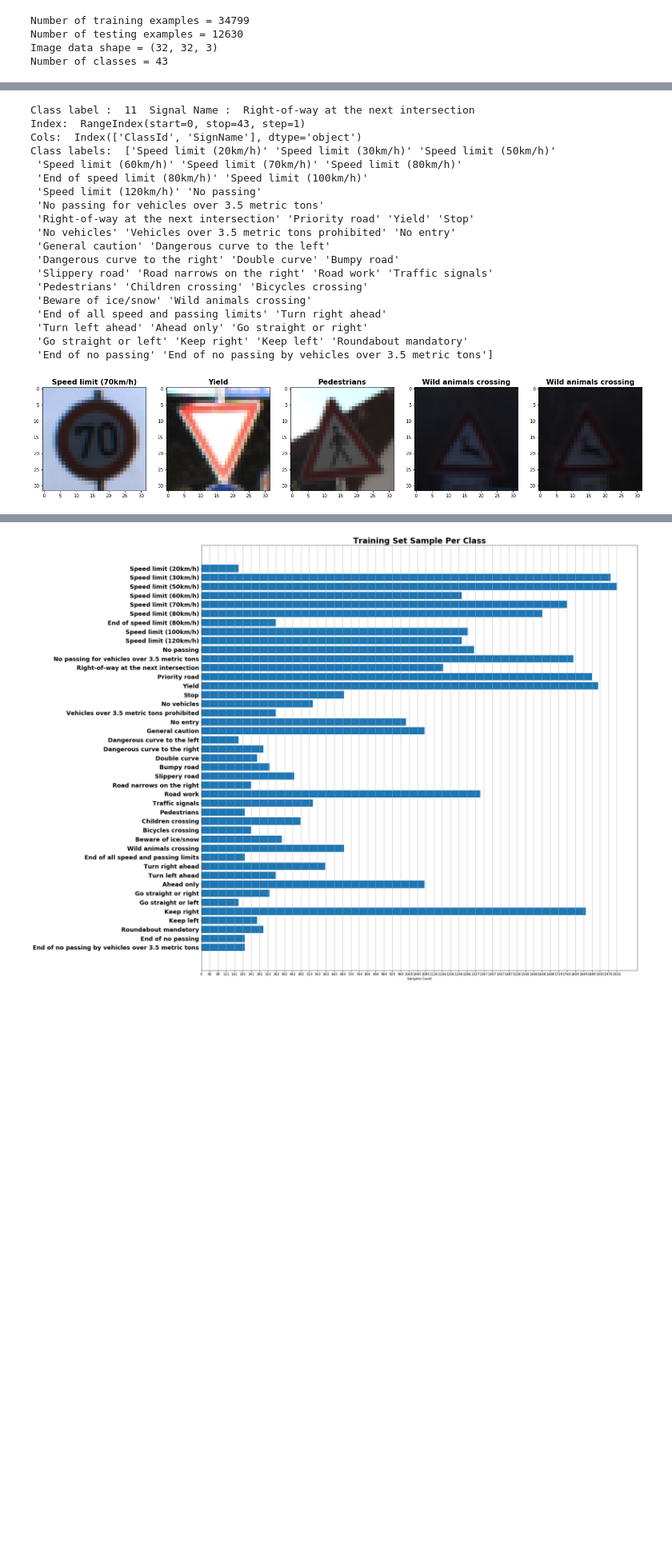
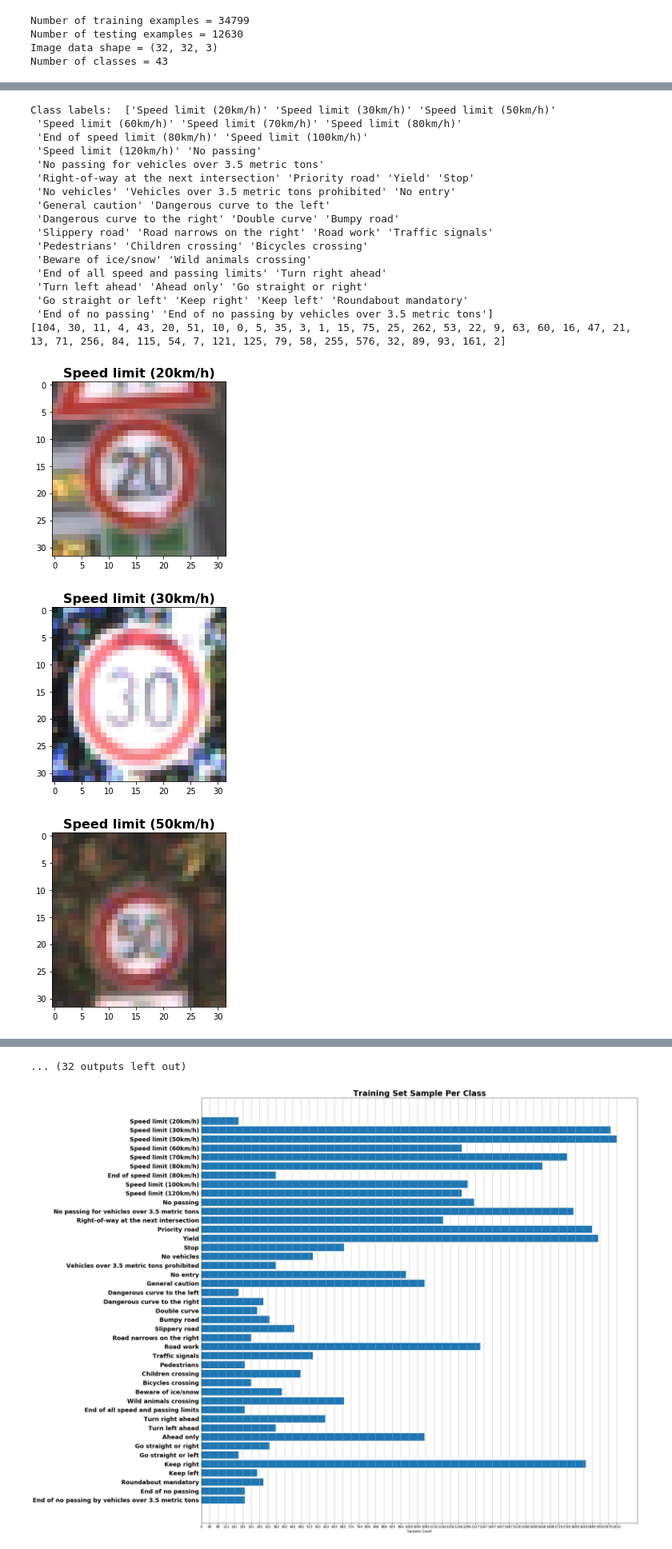
Before and after one commit to danyz91/CarND-Traffic-Sign-Classifier-Project, a Jupyter notebook: Traffic_Sign_Classifier.ipynb, the cells around one changed output, grey strips where cells are left out. Shown at 80% size. Saved outputs shown, nothing was run; the diff lists cells and outputs as text; code cells hidden in the pictures; blank space fills up the shorter version.

```diff
--- a/Traffic_Sign_Classifier.ipynb
+++ b/Traffic_Sign_Classifier.ipynb
@@ -131,5 +125,16 @@ The [Matplotlib](http://matplotlib.org/) [examples](http://matplotlib.org/exampl
 # %%
 ### Data exploration visualization code goes here.
+
+def plot_dataset(dataset, labels):
+
+
+    for ind,image in enumerate(dataset):
+        f,axes = plt.subplots()
+        axes.imshow(image)
+        if labels is not None:
+            axes.set_title(labels[ind], {'fontsize': 16,'fontweight' : 'bold'})
+
+    plt.show()
 
 def plot_images(images, labels=None):
     f,axes = plt.subplots(1, len(images), figsize=(24,24))
@@ -150,43 +155,46 @@ def plot_images(images, labels=None):
 # labels loaded as pandas DataFrame
 labels = pd.read_csv('signnames.csv')
 
-
-rand_label = y_train[index]
-print('Class label : ', rand_label, ' Signal Name : ', labels.SignName[rand_label])
-
 labels_idx = labels.index
 labels_cols = labels.columns
 labels_vals = labels.values
 
 class_labels = labels['SignName'].values
 
-print('Index: ', labels_idx)
-print('Cols: ', labels_cols)
-
 print('Class labels: ', class_labels)
 
-indices = np.random.randint(0, n_train, size=5)
+#indices = np.random.randint(0, n_train, size=5)
+
+indices = list()
+for index in np.unique(training_set_labels):
+    label_indices = np.where(training_set_labels==index)[0]
+    indices.append(label_indices[0])
+
+print(indices)
+
 sample_images = training_set_samples_loaded[indices]
 sample_labels = class_labels[training_set_labels[indices]]
-plot_images(sample_images, sample_labels)
+
+plot_dataset(sample_images, sample_labels)
+#plot_images(sample_images, sample_labels)
 # %% [output]
-Class label :  11  Signal Name :  Right-of-way at the next intersection
-Index:  RangeIndex(start=0, stop=43, step=1)
-Cols:  Index(['ClassId', 'SignName'], dtype='object')
 Class labels:  ['Speed limit (20km/h)' 'Speed limit (30km/h)' 'Speed limit (50km/h)'
  'Speed limit (60km/h)' 'Speed limit (70km/h)' 'Speed limit (80km/h)'
  'End of speed limit (80km/h)' 'Speed limit (100km/h)'
  'Speed limit (120km/h)' 'No passing'
  'No passing for vehicles over 3.5 metric tons'
  'Right-of-way at the next intersection' 'Priority road' 'Yield' 'Stop'
  'No vehicles' 'Vehicles over 3.5 metric tons prohibited' 'No entry'
  'General caution' 'Dangerous curve to the left'
  'Dangerous curve to the right' 'Double curve' 'Bumpy road'
  'Slippery road' 'Road narrows on the right' 'Road work' 'Traffic signals'
  'Pedestrians' 'Children crossing' 'Bicycles crossing'
  'Beware of ice/snow' 'Wild animals crossing'
  'End of all speed and passing limits' 'Turn right ahead'
  'Turn left ahead' 'Ahead only' 'Go straight or right'
  'Go straight or left' 'Keep right' 'Keep left' 'Roundabout mandatory'
  'End of no passing' 'End of no passing by vehicles over 3.5 metric tons']
+[104, 30, 11, 4, 43, 20, 51, 10, 0, 5, 35, 3, 1, 15, 75, 25, 262, 53, 22, 9, 63, 60, 16, 47, 21, 13, 71, 256, 84, 115, 54, 7, 121, 125, 79, 58, 255, 576, 32, 89, 93, 161, 2]
-[figure, old version]
+[figure, new version]
+[figure, added]
+[figure, added]
@@ -193,3 +209,4 @@ Class labels:  ['Speed limit (20km/h)' 'Speed limit (30km/h)' 'Speed limit (50km
+... (32 outputs left out)
 # %%
 # Dataset Balancing inspection
 
```
Also changed, not shown: parts of 27 cells of this notebook, 3 other files.
